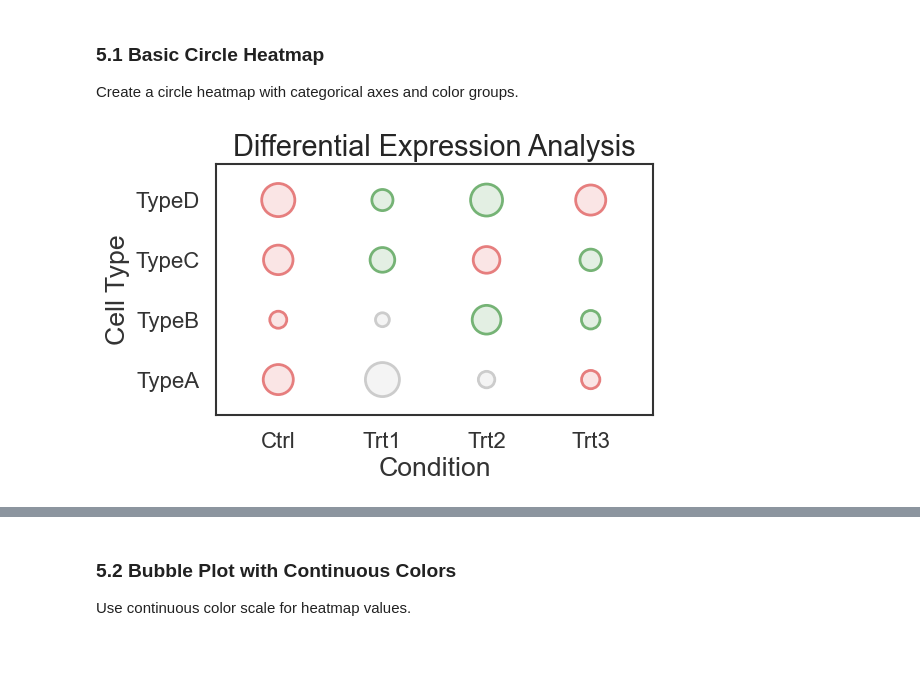
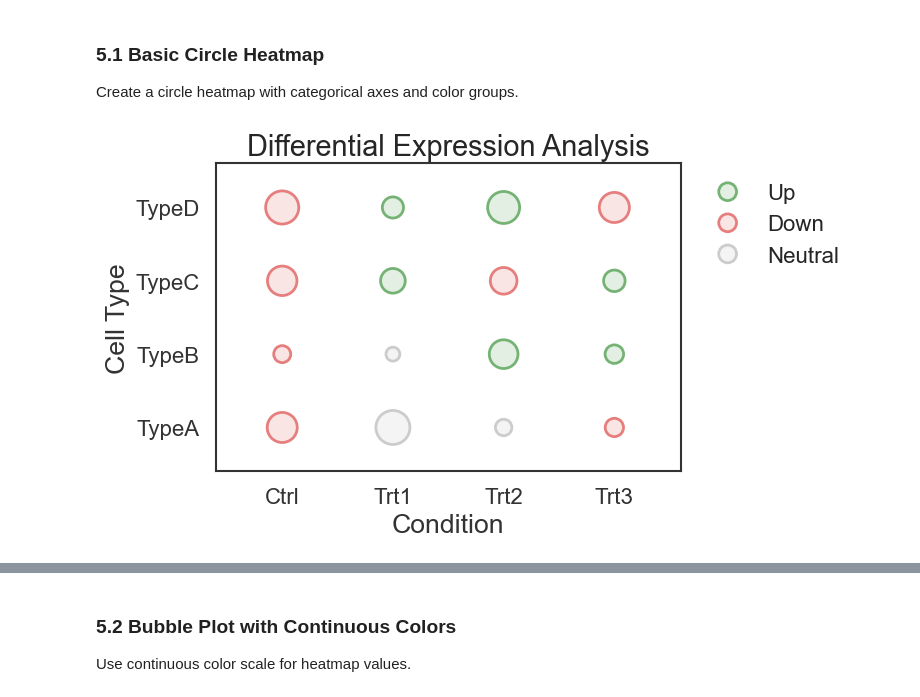
Before and after one commit to jorgebotas/prettyplot, a Jupyter notebook: examples.ipynb, the cells around one changed output, grey strips where cells are left out. Drawn from its saved outputs; the diff is of its cells as text; code cells hidden in the pictures; blank space fills up the shorter version.

```diff
--- a/examples.ipynb
+++ b/examples.ipynb
@@ -587,32 +584,31 @@ heatmap_data = []
 for condition in conditions:
     for cell_type in cell_types:
         heatmap_data.append({
             'condition': condition,
             'cell_type': cell_type,
             'pvalue': np.random.uniform(0.5, 5),
             'category': np.random.choice(['Up', 'Down', 'Neutral'])
         })
 
 heatmap_df = pd.DataFrame(heatmap_data)
 
 # Create bubble plot through scatterplot
 fig, ax = pp.scatterplot(
     data=heatmap_df,
     x='condition',
     y='cell_type',
     size='pvalue',
     hue='category',
     sizes=(100, 600),
     palette={'Up': '#75B375', 'Down': '#E67E7E', 'Neutral': '#CCCCCC'},
     title='Differential Expression Analysis',
     xlabel='Condition',
     ylabel='Cell Type',
     alpha=0.2,
     linewidth=2,
     margins=0.2
 )
 
-plt.tight_layout()
 plt.show()
 # %% [output]
-[figure, old version]
+[figure, new version]
```
Also changed, not shown: parts of 4 cells of this notebook, 6 other files.
